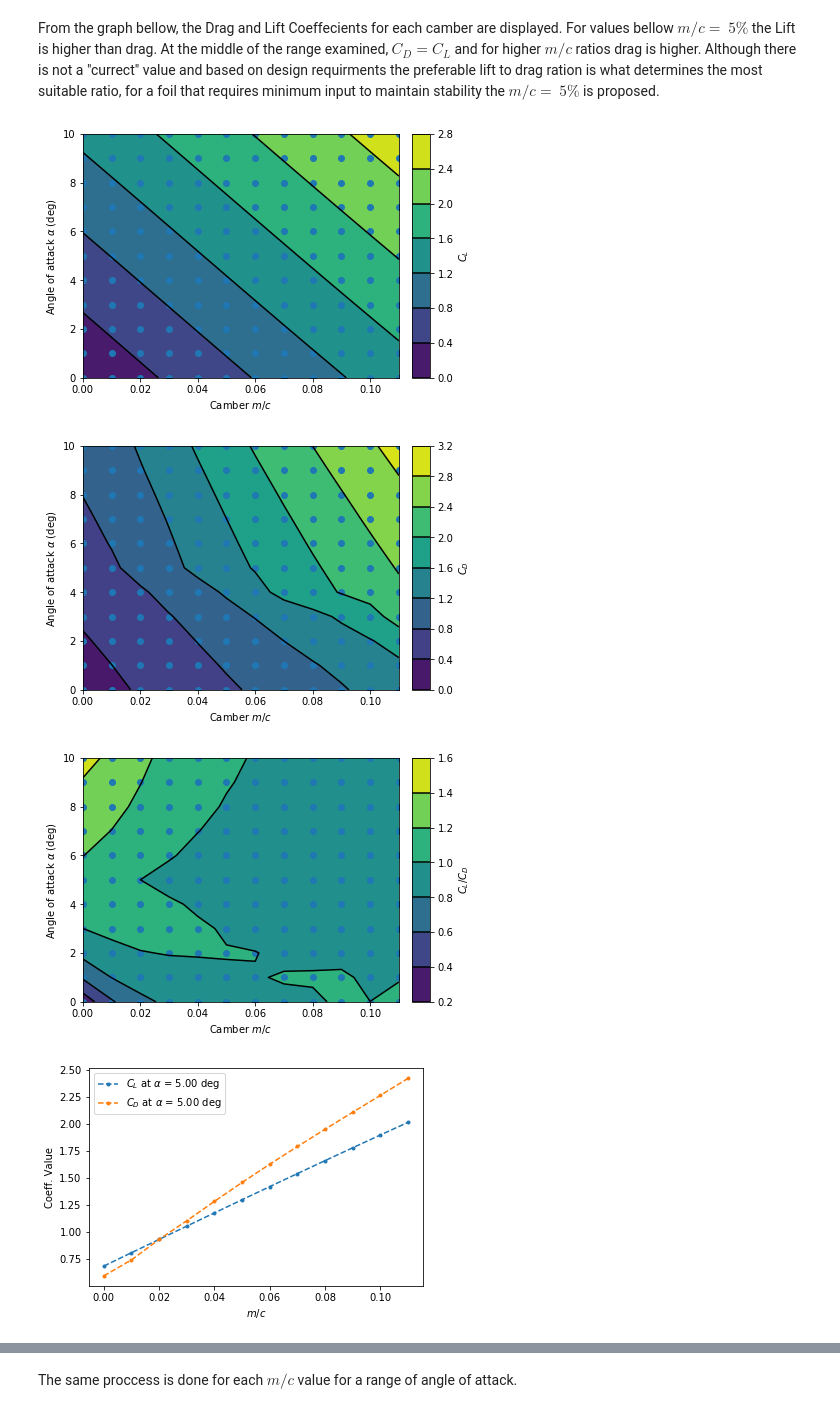
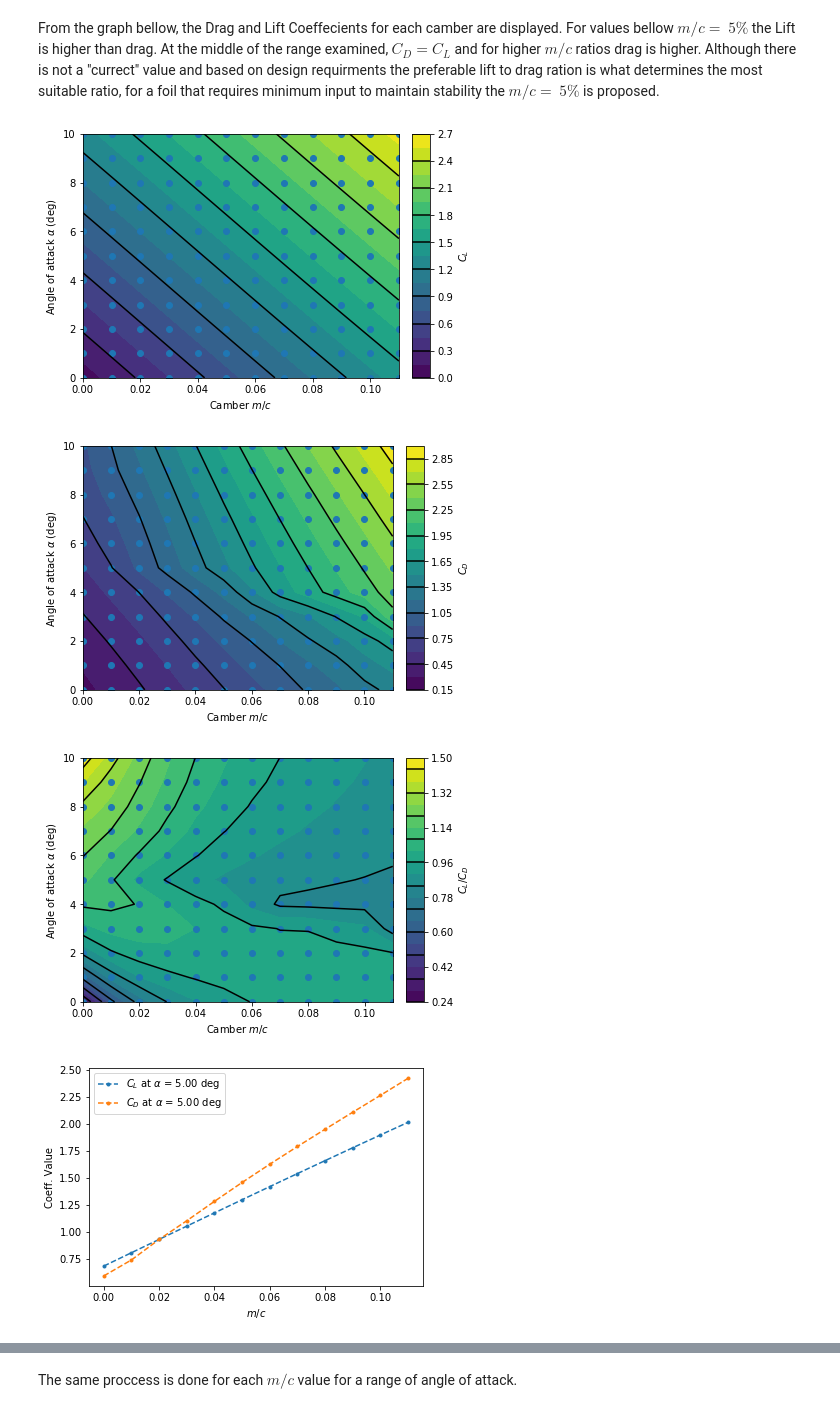
Before and after one commit to Papadopolous/MarineHydro, a Jupyter notebook: AssignmentReport2.ipynb, the cells around one changed output, grey strips where cells are left out. Saved outputs shown, nothing was run; the diff lists cells and outputs as text; code cells hidden in the pictures.

```diff
--- a/AssignmentReport2.ipynb
+++ b/AssignmentReport2.ipynb
@@ -750,10 +746,10 @@ def parametric_study(alpha, m_c):
+# %%
+m_c = np.arange(0, 0.11, 0.01)
+alpha = np.deg2rad( np.arange(0, 11, 1) )
+
+CL_list, CD_list, sep_list = parametric_study(alpha, m_c)
 # %% [markdown]
 From the graph bellow, the Drag and Lift Coeffecients for each camber are displayed. For values bellow $m/c=\ 5\%$ the Lift is higher than drag. At the middle of the range examined, $C_D=C_L$ and for higher $m/c$ ratios drag is higher. Although there is not a "currect" value and based on design requirments the preferable lift to drag ration is what determines the most suitable ratio, for a foil that requires minimum input to maintain stability the $m/c=\ 5\%$ is proposed.
-# %%
-m_c = np.arange(0, 0.12, 0.01)
-alpha = np.deg2rad( np.arange(0, 11, 1) )
-
-CL_list, CD_list, sep_list, added_mass_list = parametric_study(alpha, m_c)
 # %%
 test_locs_x= [m_c for i in alpha]
 test_locs_y= np.rad2deg([alpha for i in m_c])
@@ -762,7 +758,7 @@ fig1, ax2 = plt.subplots(constrained_layout=True)
 contour_plot = ax2.contourf(m_c, np.rad2deg(alpha), CL_list, 20)
 ax2.set_xlabel(r'Camber $m/c$')
 ax2.set_ylabel(r'Angle of attack $\alpha$ (deg)')
-contour_plot2 = ax2.contour(contour_plot, levels=contour_plot.levels[::1], colors='k', origin='lower')
+contour_plot2 = ax2.contour(contour_plot, levels=contour_plot.levels[::2], colors='k', origin='lower')
 cbar = fig1.colorbar(contour_plot)
 cbar.ax.set_ylabel(r'$C_L$')
 cbar.add_lines(contour_plot2)
@@ -773,54 +769,54 @@ plt.show()
 
 fig1, ax2 = plt.subplots(constrained_layout=True)
 contour_plot = ax2.contourf(m_c, np.rad2deg(alpha), CD_list, 20)
 ax2.set_xlabel(r'Camber $m/c$')
 ax2.set_ylabel(r'Angle of attack $\alpha$ (deg)')
-contour_plot2 = ax2.contour(contour_plot, levels=contour_plot.levels[::1], colors='k', origin='lower')
+contour_plot2 = ax2.contour(contour_plot, levels=contour_plot.levels[::2], colors='k', origin='lower')
 cbar = fig1.colorbar(contour_plot)
 cbar.ax.set_ylabel(r'$C_D$')
 cbar.add_lines(contour_plot2)
 plt.scatter(test_locs_x, test_locs_y)
 ax2.set_xlim(0, max(m_c))
 ax2.set_ylim(0, np.rad2deg(max(alpha)))
 plt.show()
 
 LiftDrag_ratio = np.array(CL_list)/np.array(CD_list)
 fig1, ax2 = plt.subplots(constrained_layout=True)
 contour_plot = ax2.contourf(m_c, np.rad2deg(alpha), LiftDrag_ratio, 20)
 ax2.set_xlabel(r'Camber $m/c$')
 ax2.set_ylabel(r'Angle of attack $\alpha$ (deg)')
-contour_plot2 = ax2.contour(contour_plot, levels=contour_plot.levels[::1], colors='k', origin='lower')
+contour_plot2 = ax2.contour(contour_plot, levels=contour_plot.levels[::2], colors='k', origin='lower')
 cbar = fig1.colorbar(contour_plot)
 cbar.ax.set_ylabel(r'$C_L/C_D$')
 cbar.add_lines(contour_plot2)
 plt.scatter(test_locs_x, test_locs_y)
 ax2.set_xlim(0, max(m_c))
 ax2.set_ylim(0, np.rad2deg(max(alpha)))
 plt.show()
 
 
-def plt_coef_m_c(alpha, m_c=m_c):
-    CL_list, CD_list, sep_list, added_mass_list = camber_effects(alpha, m_c)
-    plt.figure(0)
-    plt.plot(m_c,CL_list,'.--',label=r'$C_L$ at $\alpha$ = {:.2f} deg'.format(np.rad2deg(alpha)))
-    plt.plot(m_c,CD_list,'.--',label=r'$C_D$ at $\alpha$ = {:.2f} deg'.format(np.rad2deg(alpha)))
-    plt.legend()
-    plt.xlabel(r'$m/c$')
-    plt.ylabel(r'Coeff. Value')
-    plt.axis()
-    plt.show()
+# def plt_coef_m_c(alpha, m_c=m_c):
+#     CL_list, CD_list, sep_list = camber_effects(alpha, m_c) # , added_mass_list
+#     plt.figure(0)
+#     plt.plot(m_c,CL_list,'.--',label=r'$C_L$ at $\alpha$ = {:.2f} deg'.format(np.rad2deg(alpha)))
+#     plt.plot(m_c,CD_list,'.--',label=r'$C_D$ at $\alpha$ = {:.2f} deg'.format(np.rad2deg(alpha)))
+#     plt.legend()
+#     plt.xlabel(r'$m/c$')
+#     plt.ylabel(r'Coeff. Value')
+#     plt.axis()
+#     plt.show()
 
-    plt.figure(1)
-    plt.plot(CL_list,CD_list,'o-',label=r'$C_L/C_D$')
-    plt.xlabel(r'$C_L$')
-    plt.ylabel(r'$C_D$')
-    plt.axis()
-    plt.show()
+#     plt.figure(1)
+#     plt.plot(CL_list,CD_list,'o-',label=r'$C_L/C_D$')
+#     plt.xlabel(r'$C_L$')
+#     plt.ylabel(r'$C_D$')
+#     plt.axis()
+#     plt.show()
 
-plt_coef_m_c(np.deg2rad(5))
+# plt_coef_m_c(np.deg2rad(5))
 # %% [output]
-[figure, old version]
+[figure, new version]
-[figure, old version]
+[figure, new version]
-[figure, old version]
+[figure, new version]
 [figure]
 [figure]
```
Also changed, not shown: parts of 3 cells of this notebook.
